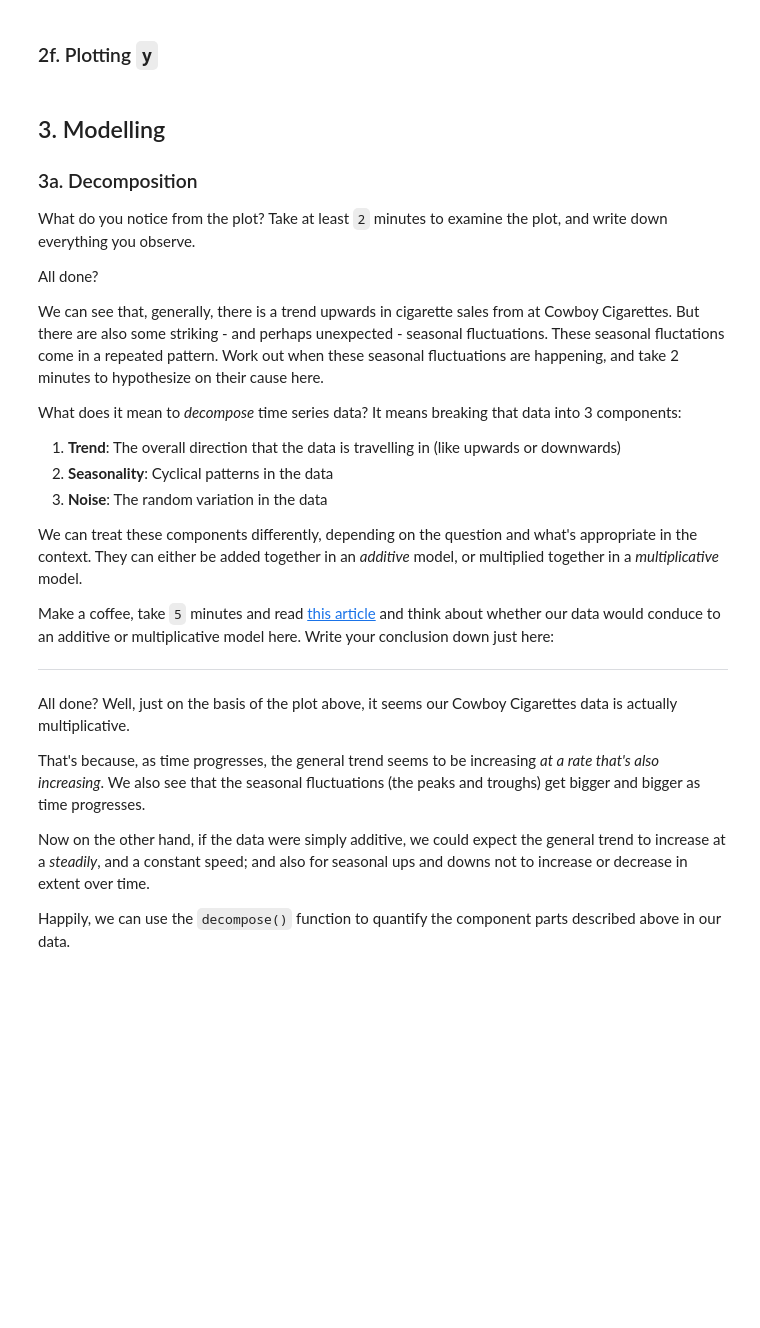
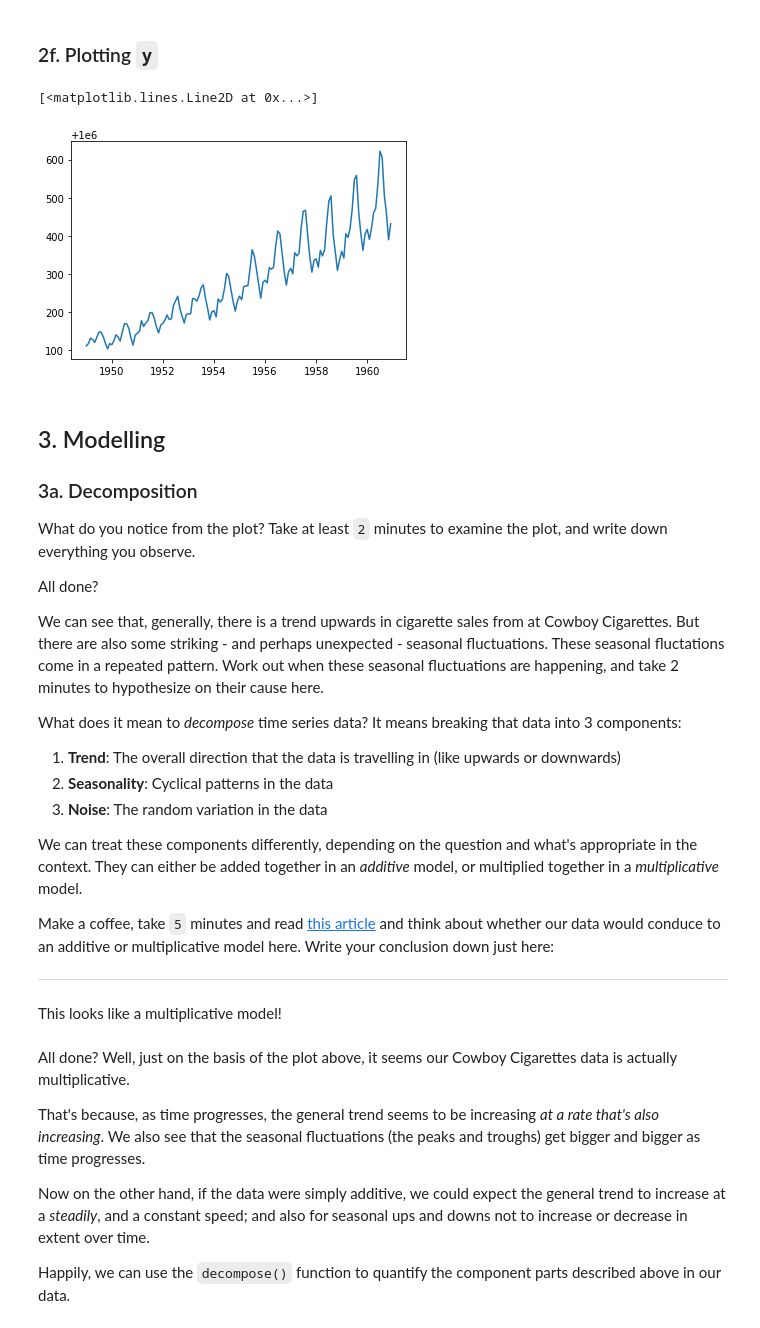
Before and after one commit to jeffkoskulics/Springboard, a Jupyter notebook: CaseStudies/CowboyCigarettes/Cowboy Cigarettes Case Study - Tier 3.ipynb, the cells around one changed output. Cells and saved outputs as stored; diff of their text form; code cells hidden in the pictures; blank space fills up the shorter version.

```diff
--- a/CaseStudies/CowboyCigarettes/Cowboy Cigarettes Case Study - Tier 3.ipynb
+++ b/CaseStudies/CowboyCigarettes/Cowboy Cigarettes Case Study - Tier 3.ipynb
@@ -154,5 +154,7 @@ Perfect!
 The data is now indexed by date, as time series data ought to be.
 
 Since we want to predict the number of cigarette sales at Cowboy cigarettes, and `y` is typically used to signify a predictor variable, let's create a new variable called `y` and assign the indexed #Passenger column.
+# %%
+y = cigD
 # %% [markdown]
 Check the type of our new variable.
@@ -173,3 +185,8 @@ _ _ _
+# %%
+plt.plot(y)
+# %% [output]
+[<matplotlib.lines.Line2D at 0x...>]
+[figure, added]
 # %% [markdown]
 ## 3. Modelling
 ### 3a. Decomposition
@@ -190,6 +207,7 @@ We can treat these components differently, depending on the question and what's
 Make a coffee, take `5` minutes and read [this article](https://medium.com/@sigmundojr/seasonality-in-python-additive-or-multiplicative-model-d4b9cf1f48a7) and think about whether our data would conduce to an additive or multiplicative model here. Write your conclusion down just here:
 
 -------------------------------
+This looks like a multiplicative model!
 # %% [markdown]
 All done? Well, just on the basis of the plot above, it seems our Cowboy Cigarettes data is actually multiplicative.
 
```
Also changed, not shown: parts of 29 cells of this notebook.
